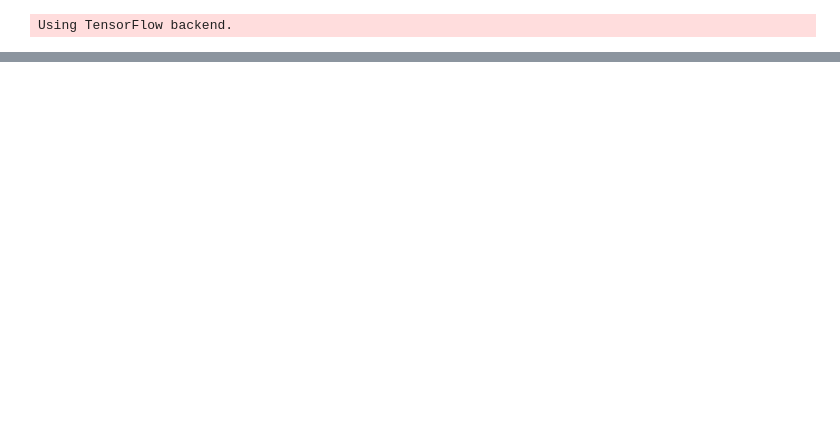
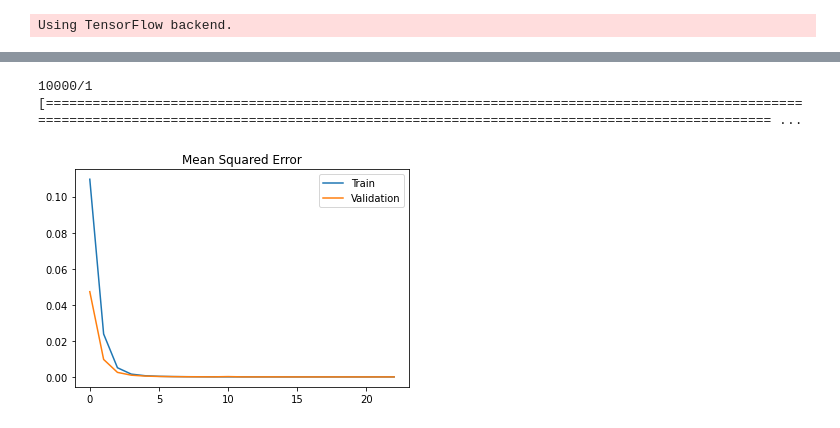
Before and after one commit to JackKelly1/4th-Year-Project, a Jupyter notebook: Tuning_Nodes_and_Layers.ipynb, the cells around one changed output, grey strips where cells are left out. Drawn from its saved outputs; the diff is of its cells as text; code cells hidden in the pictures; blank space fills up the shorter version.

```diff
--- a/Tuning_Nodes_and_Layers.ipynb
+++ b/Tuning_Nodes_and_Layers.ipynb
@@ -93,9 +86,14 @@ best_hps=tuner.get_best_hyperparameters(num_trials=1)[0]
 # %%
 # Build the model with the optimal hyperparameters and train it on the data for 25 epochs
+best_hps=tuner.get_best_hyperparameters(num_trials=1)[0]
 model = tuner.hypermodel.build(best_hps)
 history = model.fit(X_scale, Y_scale, epochs=25, validation_split=0.25, verbose=0)
 
 mean_squared_error_per_epoch = history.history['mean_squared_error']
 best_epoch = mean_squared_error_per_epoch.index(min(mean_squared_error_per_epoch)) + 1
 print('Best epoch: %d' % (best_epoch,))
+hypermodel = tuner.hypermodel.build(best_hps)
+
+# Retrain the model
+hypermodel_hist = hypermodel.fit(X_scale, Y_scale, epochs=best_epoch, validation_split=0.25, verbose=0)
 # %% [output]
@@ -181,0 +218,8 @@ best_hps.__dict__['values']
+# %%
+eval_result = model.evaluate(X_test, Y_test)
+# %% [output]
+10000/1 [=============================================================================================================================================================================================== ...
+# %%
+visualising_data(hypermodel_hist)
+# %% [output]
+[figure, added]
```
Also changed, not shown: parts of 24 cells of this notebook.
